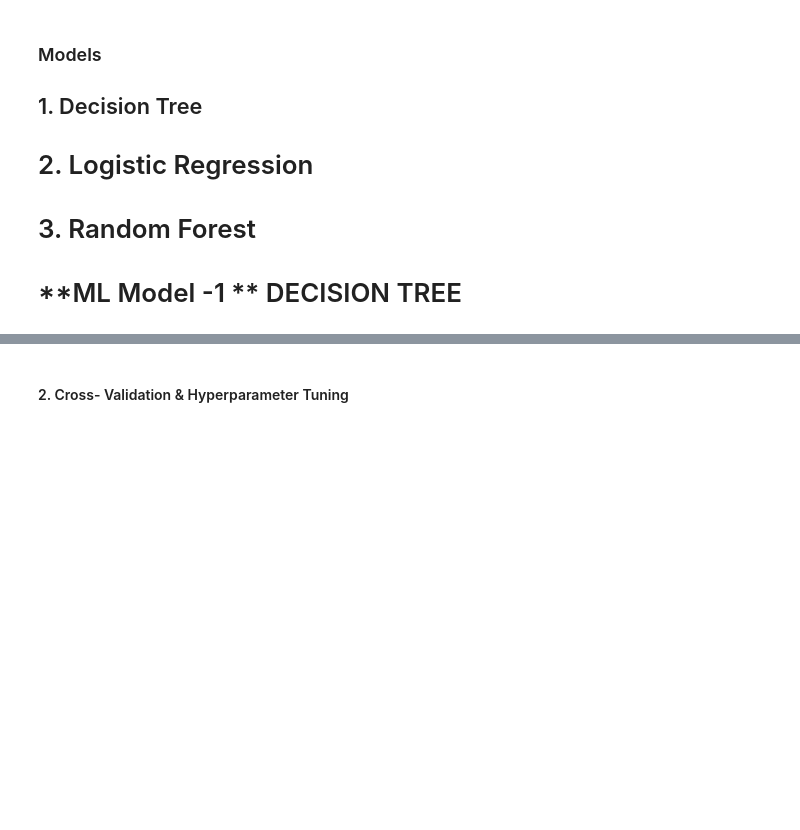
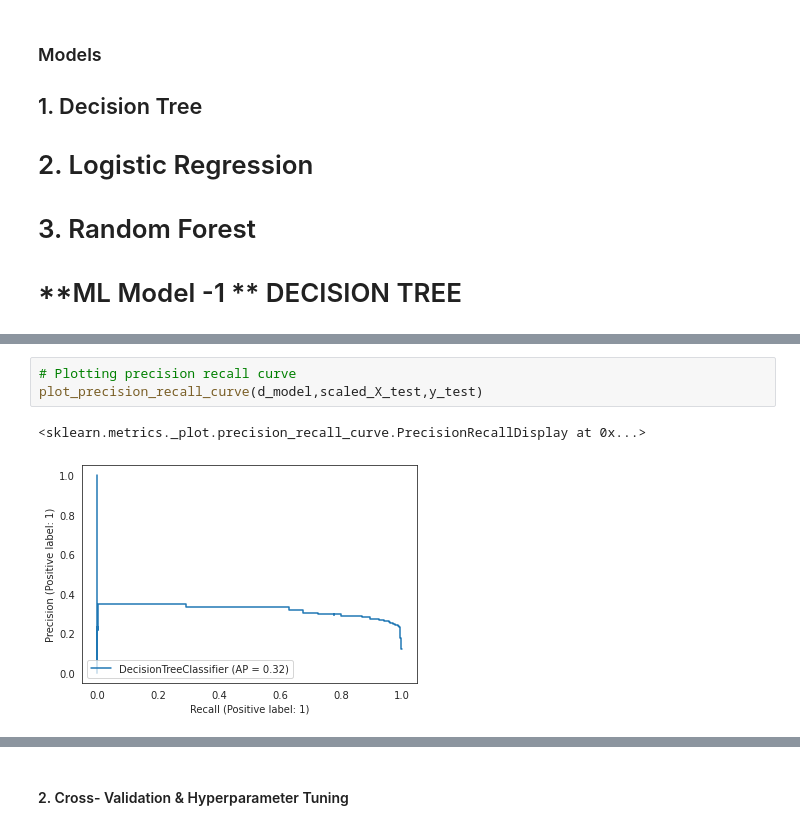
Before and after one commit to Rahul-2045/HEALTH-INSURANCE-CROSS-SELL-PREDICTION, a Jupyter notebook: TEAM_of_Sample_ML_Submission_Template.ipynb, the cells around one changed output, grey strips where cells are left out. Drawn from its saved outputs; the diff is of its cells as text; blank space fills up the shorter version.

```diff
--- a/TEAM_of_Sample_ML_Submission_Template.ipynb
+++ b/TEAM_of_Sample_ML_Submission_Template.ipynb
@@ -1153,0 +1205,6 @@ Fitting 5 folds for each of 7 candidates, totalling 35 fits
+# %%
+# Plotting precision recall curve
+plot_precision_recall_curve(d_model,scaled_X_test,y_test)
+# %% [output]
+<sklearn.metrics._plot.precision_recall_curve.PrecisionRecallDisplay at 0x...>
+[figure, added]
```
Also changed, not shown: parts of 11 cells of this notebook.
